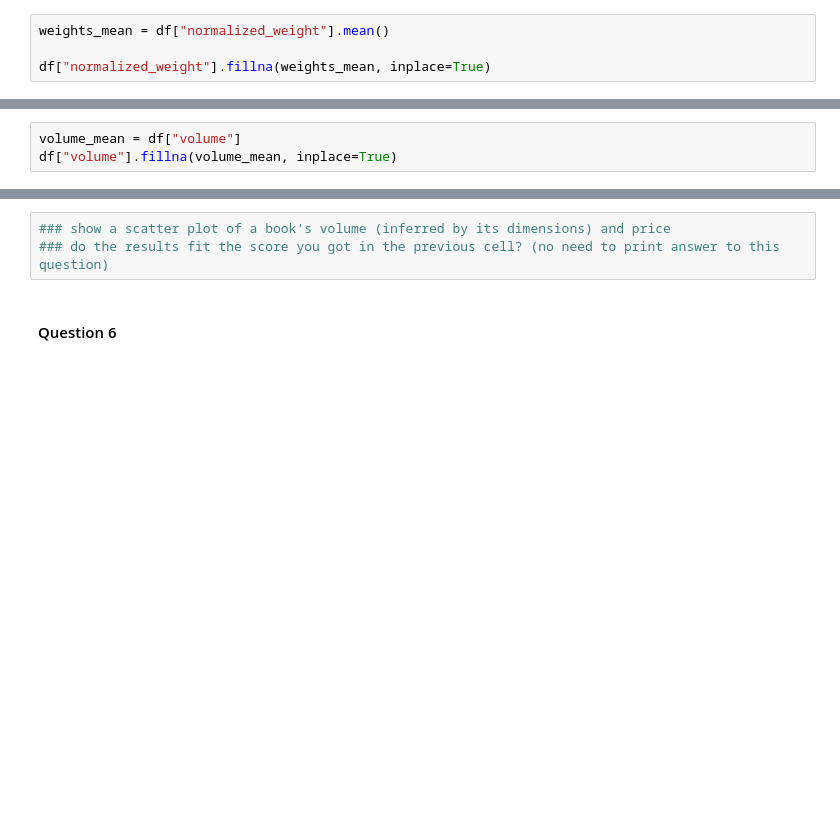
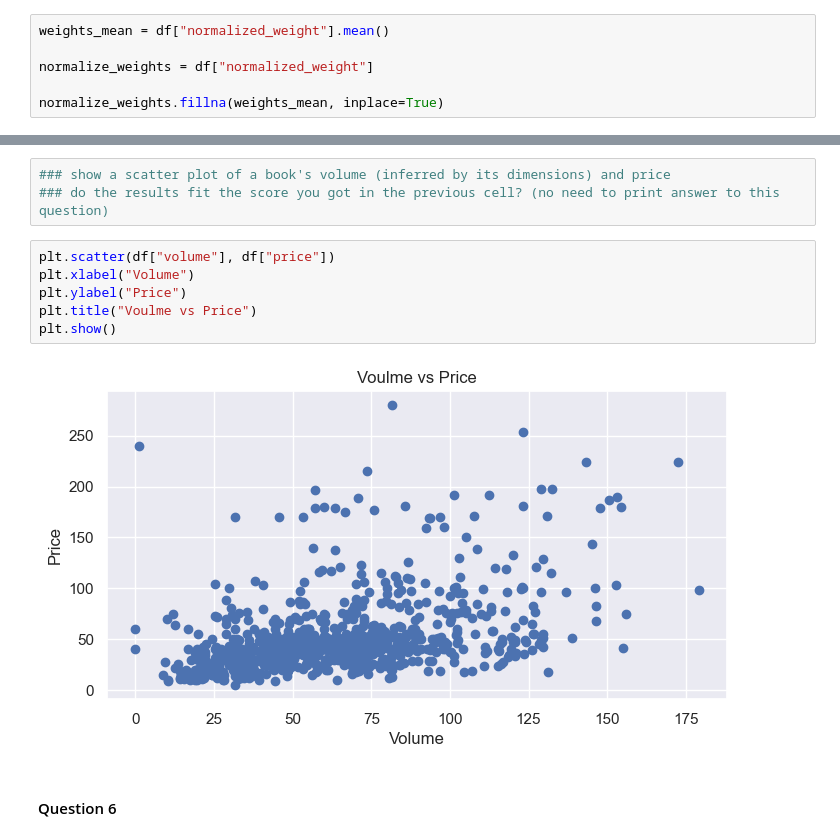
Before and after one commit to jshef747/Python-Homework2, a Jupyter notebook: assignment2-task2.ipynb, the cells around one changed output, grey strips where cells are left out. Saved outputs shown, nothing was run; the diff lists cells and outputs as text; blank space fills up the shorter version.

```diff
--- a/assignment2-task2.ipynb
+++ b/assignment2-task2.ipynb
@@ -131,7 +123,9 @@ df["normalized_weight"] = df["weight"].apply(normalize_to_pounds)
 # %%
 weights_mean = df["normalized_weight"].mean()
 
-df["normalized_weight"].fillna(weights_mean, inplace=True)
+normalize_weights = df["normalized_weight"]
+
+normalize_weights.fillna(weights_mean, inplace=True)
 # %%
 df["normalized_weight"].hist(bins=50)
 plt.title("Histogram of books' weight in pounds")
@@ -184,6 +170,3 @@ def infer_volume(dimension):
         return l * w * h
 # %%
 df["volume"] = df["dimensions"].apply(infer_volume)
-# %%
-volume_mean = df["volume"]
-df["volume"].fillna(volume_mean, inplace=True)
@@ -198,6 +180,14 @@ volume_price_cov = df['volume'].corr(df['price'])
 # %%
 ### show a scatter plot of a book's volume (inferred by its dimensions) and price
 ### do the results fit the score you got in the previous cell? (no need to print answer to this question)
+# %%
+plt.scatter(df["volume"], df["price"])
+plt.xlabel("Volume")
+plt.ylabel("Price")
+plt.title("Voulme vs Price")
+plt.show()
+# %% [output]
+[figure, added]
 # %% [markdown]
 #### Question 6
 # %%
```
Also changed, not shown: parts of 7 cells of this notebook.
